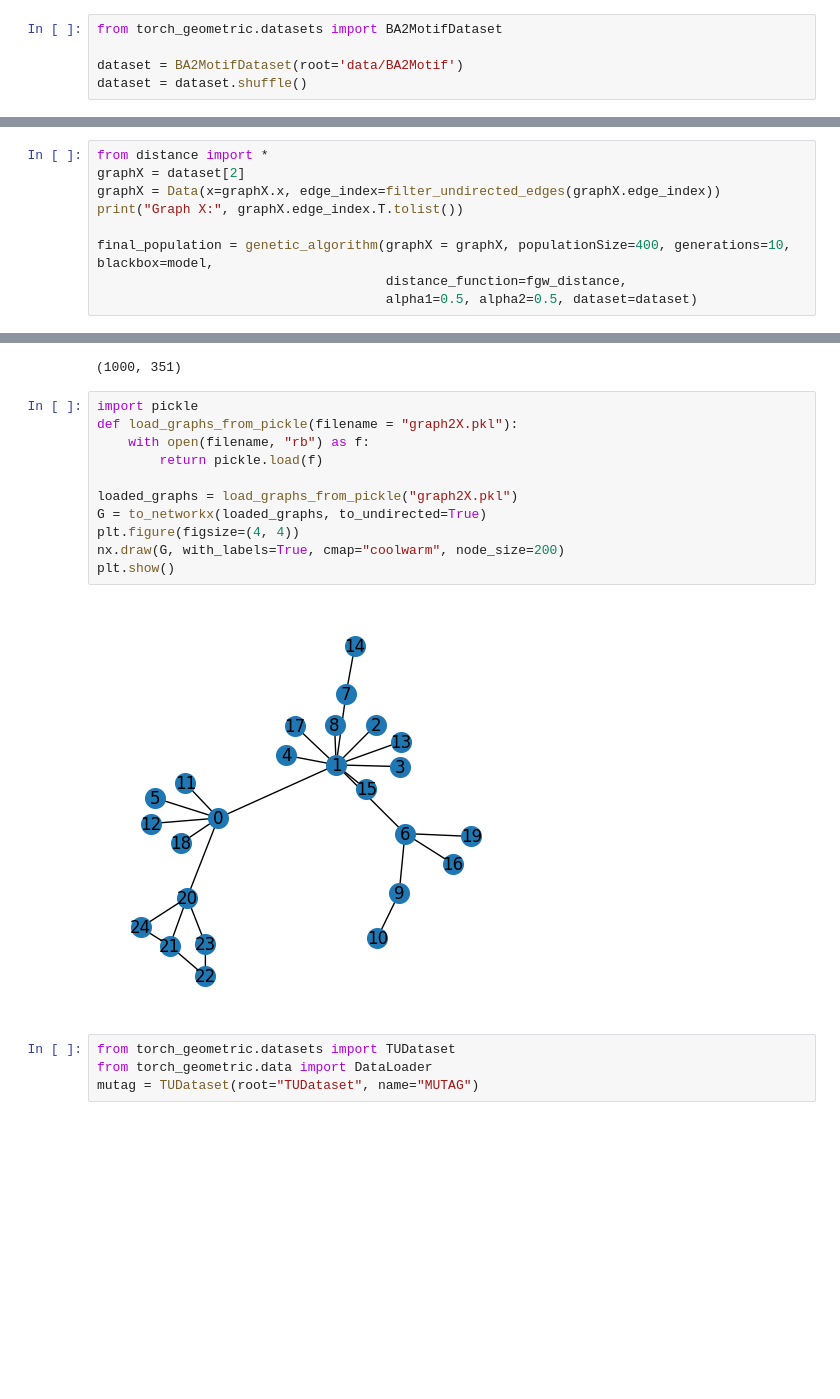
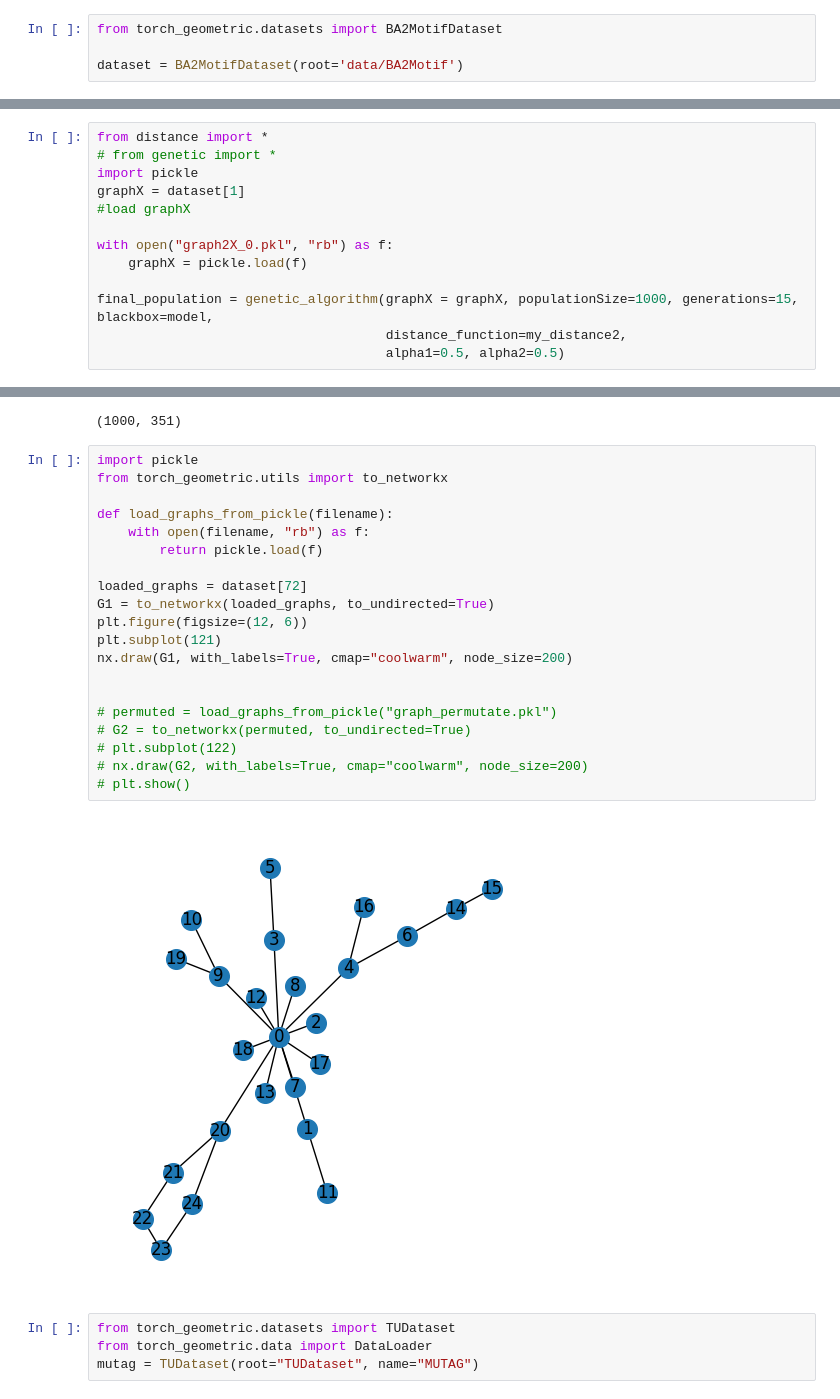
Before and after one commit to giahuy1311/Lore, a Jupyter notebook: GA-graph.ipynb, the cells around one changed output, grey strips where cells are left out. Cells and saved outputs as stored; diff of their text form; blank space fills up the shorter version.

```diff
--- a/GA-graph.ipynb
+++ b/GA-graph.ipynb
@@ -2,7 +2,6 @@
 from torch_geometric.datasets import BA2MotifDataset
 
 dataset = BA2MotifDataset(root='data/BA2Motif')
-dataset = dataset.shuffle()
 # %%
 import ot
 import networkx as nx
@@ -307,11 +319,15 @@ def genetic_algorithm(graphX, populationSize, generations, blackbox, distance_fu
     return final_population
 # %%
 from distance import *
-graphX = dataset[2]
-graphX = Data(x=graphX.x, edge_index=filter_undirected_edges(graphX.edge_index))
-print("Graph X:", graphX.edge_index.T.tolist())
+# from genetic import *
+import pickle
+graphX = dataset[1]
+#load graphX
 
-final_population = genetic_algorithm(graphX = graphX, populationSize=400, generations=10, blackbox=model,
-                                     distance_function=fgw_distance,
-                                     alpha1=0.5, alpha2=0.5, dataset=dataset)
+with open("graph2X_0.pkl", "rb") as f:
+    graphX = pickle.load(f)
+
+final_population = genetic_algorithm(graphX = graphX, populationSize=1000, generations=15, blackbox=model,
+                                     distance_function=my_distance2,
+                                     alpha1=0.5, alpha2=0.5)
 # %% [output]
@@ -475,17 +442,26 @@ df_loaded.shape
 (1000, 351)
 # %%
 import pickle
-def load_graphs_from_pickle(filename = "graph2X.pkl"):
+from torch_geometric.utils import to_networkx
+
+def load_graphs_from_pickle(filename):
     with open(filename, "rb") as f:
         return pickle.load(f)
 
-loaded_graphs = load_graphs_from_pickle("graph2X.pkl")
-G = to_networkx(loaded_graphs, to_undirected=True)
-plt.figure(figsize=(4, 4))
-nx.draw(G, with_labels=True, cmap="coolwarm", node_size=200)
-plt.show()
+loaded_graphs = dataset[72]
+G1 = to_networkx(loaded_graphs, to_undirected=True)
+plt.figure(figsize=(12, 6))
+plt.subplot(121)
+nx.draw(G1, with_labels=True, cmap="coolwarm", node_size=200)
+
+
+# permuted = load_graphs_from_pickle("graph_permutate.pkl")
+# G2 = to_networkx(permuted, to_undirected=True)
+# plt.subplot(122)
+# nx.draw(G2, with_labels=True, cmap="coolwarm", node_size=200)
+# plt.show()
 # %% [output]
-[figure, old version]
+[figure, new version]
 # %%
 from torch_geometric.datasets import TUDataset
 from torch_geometric.data import DataLoader
```
Also changed, not shown: parts of 19 cells of this notebook, 18 other files.
